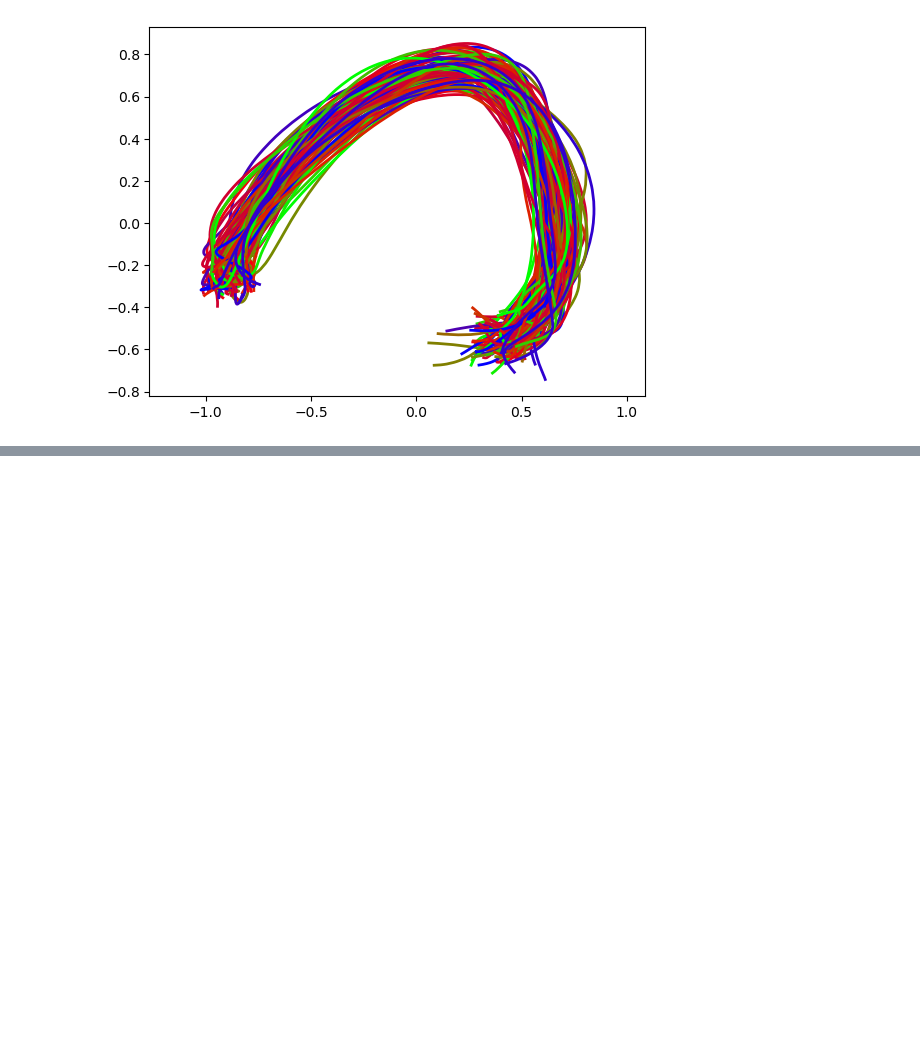
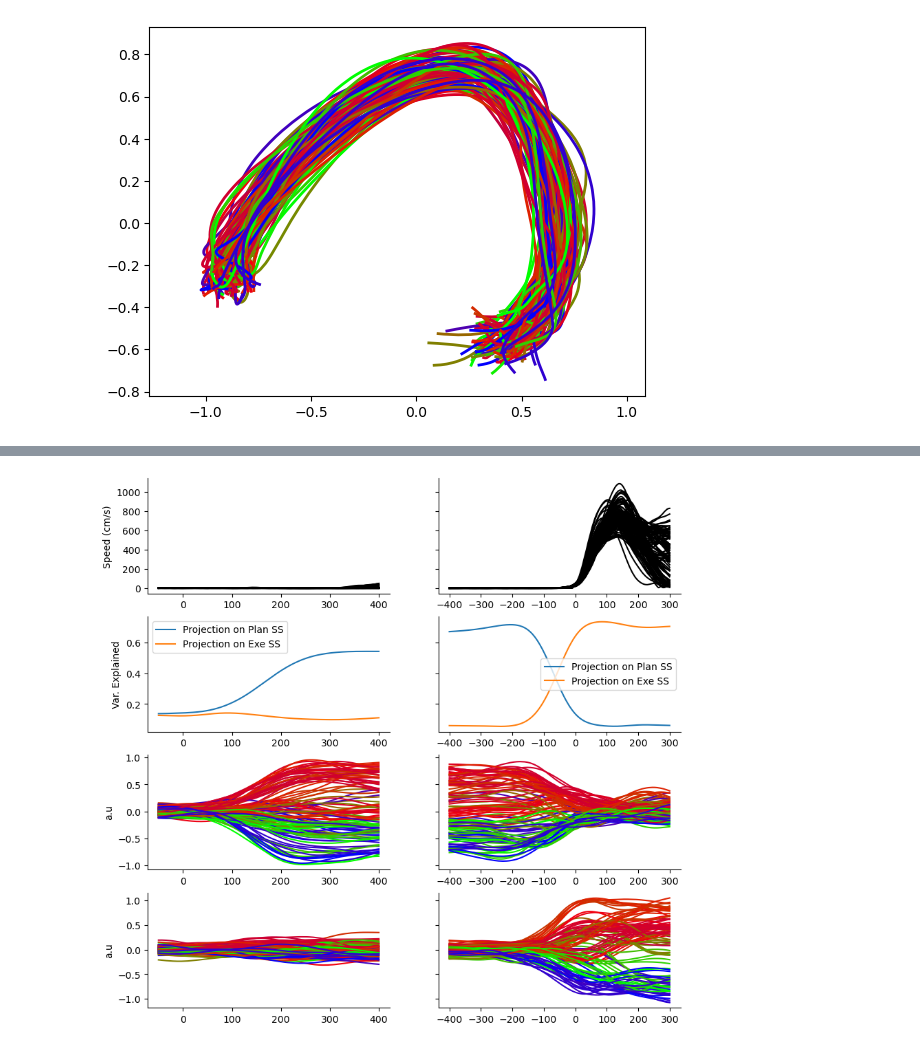
Before and after one commit to mehrdadkashefi/latent_analysis, a Jupyter notebook: test.ipynb, the cells around one changed output, grey strips where cells are left out. Cells and saved outputs as stored; diff of their text form; code cells hidden in the pictures; blank space fills up the shorter version.

```diff
--- a/test.ipynb
+++ b/test.ipynb
@@ -212,0 +254,3 @@ plt.show()
+# %%
+orthPCA = LT.OrthogonalPCA(verbose=3)
+W_p, W_e = orthPCA.fit(data_prep, data_exe)
@@ -212,0 +306,52 @@ plt.show()
+# %%
+fig, axs = plt.subplots(4, 2, sharey='row', figsize=(10, 10))
+
+t_plan = np.linspace(t_range_plan[0], t_range_plan[1],spd_align_plan.shape[1])
+
+axs[0,0].plot(t_plan, np.sqrt(np.sum(spd_align_plan**2, axis=2)).T, color='k')
+axs[0,0].set_ylabel('Speed (cm/s)')
+
+
+
+tot_var = np.sum(np.var((data_aligned_plan), axis=0), axis=1)
+axs[1,0].plot(t_plan, np.sum(np.var((data_aligned_plan  @ W_p), axis=0), axis=1)/tot_var)
+axs[1,0].plot(t_plan, np.sum(np.var((data_aligned_plan  @ W_e), axis=0), axis=1)/tot_var)
+axs[1,0].legend(['Projection on Plan SS', 'Projection on Exe SS'])
+axs[1,0].set_ylabel('Var. Explained')
+
+
+for c in range(data_aligned_plan.shape[0]):
+    axs[2,0].plot(t_plan, data_aligned_plan [c,:,:] @ W_p[:, 0], lw=1.5, c=reach_angles[c])
+axs[2,0].set_ylabel('a.u')
+
+
+for c in range(data_aligned_plan.shape[0]):
+    axs[3,0].plot(t_plan, data_aligned_plan [c,:,:] @ W_e[:, 0], lw=1.5, c=reach_angles[c])
+axs[3,0].set_ylabel('a.u')
+
+
+t_exe = np.linspace(t_range_exe[0], t_range_exe[1],spd_align_exe.shape[1])
+axs[0,1].plot(t_exe, np.sqrt(np.sum(spd_align_exe**2, axis=2)).T, color='k')
+
+tot_var = np.sum(np.var((data_aligned_exe), axis=0), axis=1)
+axs[1,1].plot(t_exe, np.sum(np.var((data_aligned_exe @ W_p), axis=0), axis=1)/tot_var)
+axs[1,1].plot(t_exe, np.sum(np.var((data_aligned_exe @ W_e), axis=0), axis=1)/tot_var)
+axs[1,1].legend(['Projection on Plan SS', 'Projection on Exe SS'])
+
+
+for c in range(data_aligned_exe.shape[0]):
+    axs[2,1].plot(t_exe, data_aligned_exe[c,:,:] @ W_p[:, 0], lw=1.5, c=reach_angles[c])
+
+
+for c in range(data_aligned_exe.shape[0]):
+    axs[3,1].plot(t_exe, data_aligned_exe[c,:,:] @ W_e[:, 0], lw=1.5, c=reach_angles[c])
+
+
+for row in range(4):
+    for col in range(2):
+        axs[row,col].spines['right'].set_visible(False)
+        axs[row,col].spines['top'].set_visible(False)
+
+plt.show()
+# %% [output]
+[figure, added]
```
Also changed, not shown: parts of 10 cells of this notebook, 2 other files.
